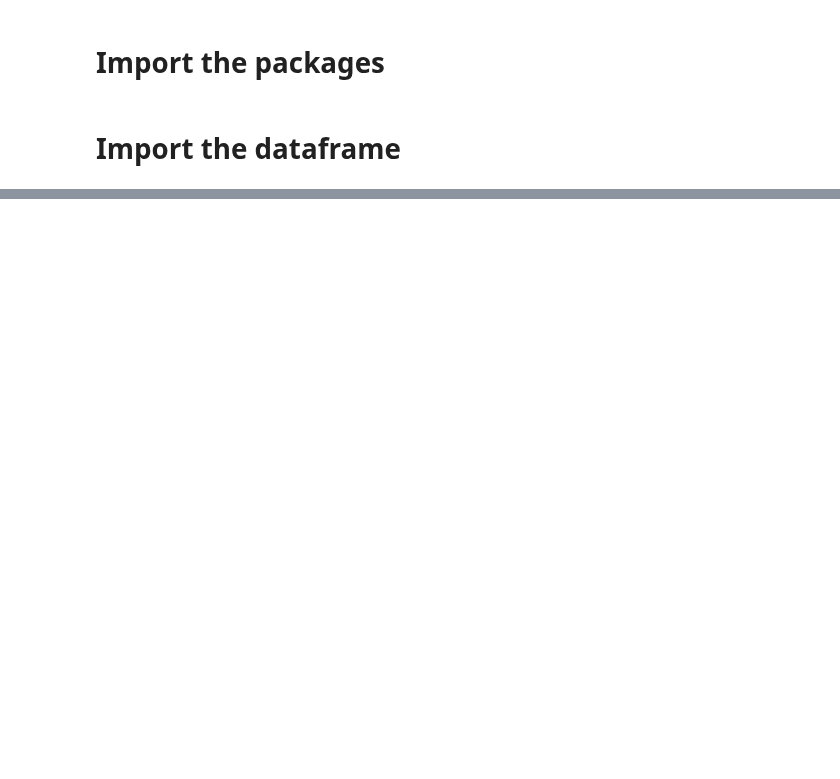
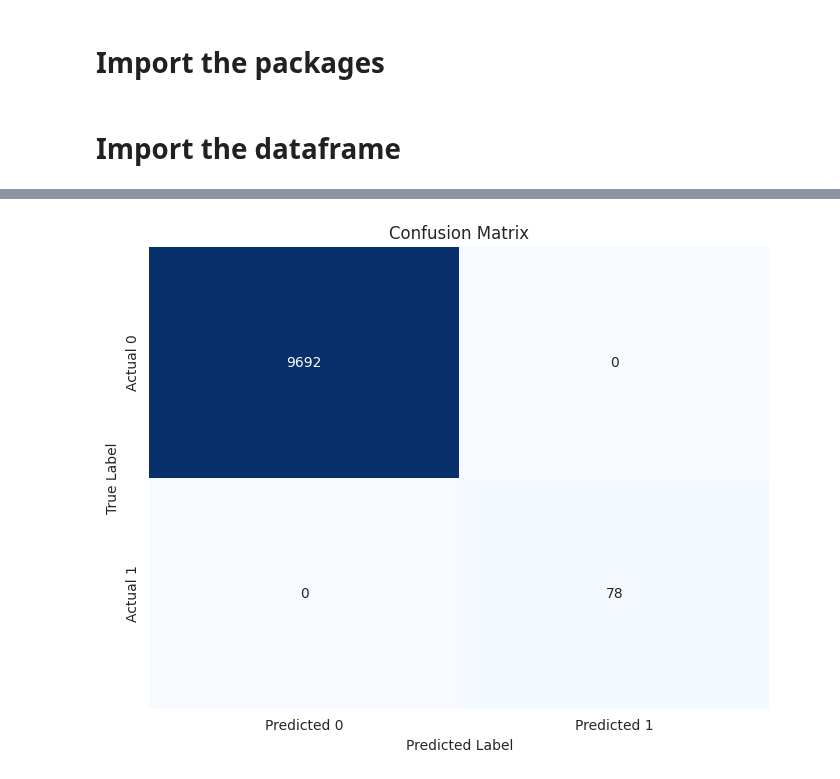
Before and after one commit to theflyingpigeon/I4talent_project, a Jupyter notebook: XGB_models/xgb_vertrek.ipynb, the cells around one changed output, grey strips where cells are left out. Cells and saved outputs as stored; diff of their text form; code cells hidden in the pictures; blank space fills up the shorter version.

```diff
--- a/XGB_models/xgb_vertrek.ipynb
+++ b/XGB_models/xgb_vertrek.ipynb
@@ -93,7 +102,21 @@ from sklearn.metrics import mean_squared_error
 
 preds = model.predict(dtest_reg)
 # %%
+# Convert predicted probabilities to binary predictions
+y_pred_binary = [1 if pred > 0.5 else 0 for pred in preds]
+
 rmse = mean_squared_error(y_test, preds, squared=False)
+print(f"RMSE of the base model: {rmse:.3f}")
 
-print(f"RMSE of the base model: {rmse:.3f}")
+# Calculate accuracy
+accuracy = accuracy_score(y_test, y_pred_binary)
+print(f'Accuracy: {accuracy:.2f}')
+
+# Generate classification report
+print('Classification Report:')
+print(classification_report(y_test, y_pred_binary))
+
+# Generate confusion matrix
+print('Confusion Matrix:')
+print(confusion_matrix(y_test, y_pred_binary))
 # %% [output]
@@ -100,0 +158,15 @@ RMSE of the base model: 0.002
+# %%
+# Create a confusion matrix
+cm = confusion_matrix(y_test, y_pred_binary)
+
+# Plot confusion matrix as a heatmap
+plt.figure(figsize=(8, 6))
+sns.heatmap(cm, annot=True, fmt='d', cmap='Blues', cbar=False,
+            xticklabels=['Predicted 0', 'Predicted 1'],
+            yticklabels=['Actual 0', 'Actual 1'])
+plt.xlabel('Predicted Label')
+plt.ylabel('True Label')
+plt.title('Confusion Matrix')
+plt.show()
+# %% [output]
+[figure, added]
```
Also changed, not shown: parts of 7 cells of this notebook, 2 other files.
